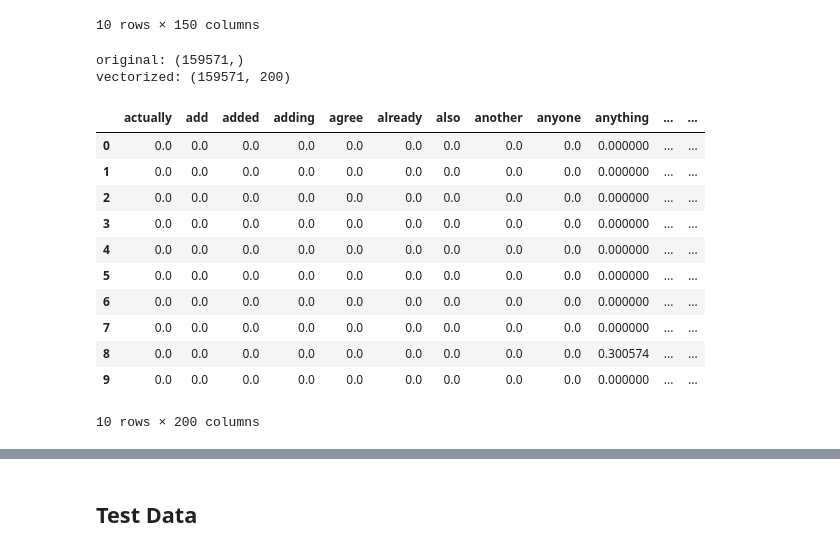
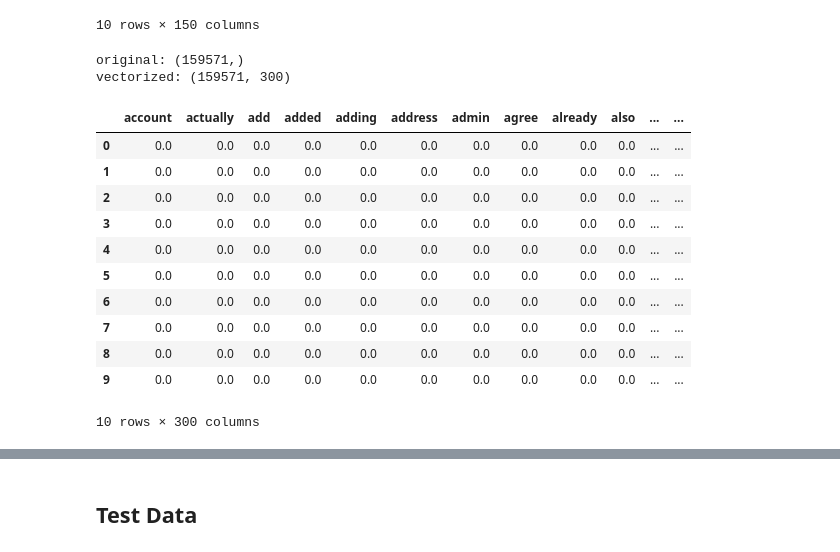
Before and after one commit to michaeljharris/ItML_Project_1_Students, a Jupyter notebook: proj_1_start.ipynb, the cells around one changed output, grey strips where cells are left out. Drawn from its saved outputs; the diff is of its cells as text; code cells hidden in the pictures.

```diff
--- a/proj_1_start.ipynb
+++ b/proj_1_start.ipynb
@@ -84,28 +120,28 @@ vectorized: (159571, 150)
 10 rows × 150 columns
 # %%
 stop_words = list(set(stopwords.words('english') + list(string.punctuation)))
-vec_tf = TfidfVectorizer(max_features=200, stop_words=stop_words)
+vec_tf = TfidfVectorizer(max_features=300, stop_words=stop_words)
 tmp = vec_tf.fit_transform(train_df["comment_text"])
 tok_cols = vec_tf.get_feature_names_out()
 tok_df = pd.DataFrame(tmp.toarray(), columns=tok_cols)
 print("original:", train_df["comment_text"].shape)
 print("vectorized:", tmp.shape)
 tok_df.head(10)
 # %% [output]
 original: (159571,)
-vectorized: (159571, 200)
+vectorized: (159571, 300)
-|  | actually | add | added | adding | agree | already | also | another | anyone | anything | ... | ... |
-| 0 | 0.0 | 0.0 | 0.0 | 0.0 | 0.0 | 0.0 | 0.0 | 0.0 | 0.0 | 0.000000 | ... | ... |
-| 1 | 0.0 | 0.0 | 0.0 | 0.0 | 0.0 | 0.0 | 0.0 | 0.0 | 0.0 | 0.000000 | ... | ... |
-| 2 | 0.0 | 0.0 | 0.0 | 0.0 | 0.0 | 0.0 | 0.0 | 0.0 | 0.0 | 0.000000 | ... | ... |
-| 3 | 0.0 | 0.0 | 0.0 | 0.0 | 0.0 | 0.0 | 0.0 | 0.0 | 0.0 | 0.000000 | ... | ... |
-| 4 | 0.0 | 0.0 | 0.0 | 0.0 | 0.0 | 0.0 | 0.0 | 0.0 | 0.0 | 0.000000 | ... | ... |
-| 5 | 0.0 | 0.0 | 0.0 | 0.0 | 0.0 | 0.0 | 0.0 | 0.0 | 0.0 | 0.000000 | ... | ... |
-| 6 | 0.0 | 0.0 | 0.0 | 0.0 | 0.0 | 0.0 | 0.0 | 0.0 | 0.0 | 0.000000 | ... | ... |
-| 7 | 0.0 | 0.0 | 0.0 | 0.0 | 0.0 | 0.0 | 0.0 | 0.0 | 0.0 | 0.000000 | ... | ... |
-| 8 | 0.0 | 0.0 | 0.0 | 0.0 | 0.0 | 0.0 | 0.0 | 0.0 | 0.0 | 0.300574 | ... | ... |
-| 9 | 0.0 | 0.0 | 0.0 | 0.0 | 0.0 | 0.0 | 0.0 | 0.0 | 0.0 | 0.000000 | ... | ... |
+|  | account | actually | add | added | adding | address | admin | agree | already | also | ... | ... |
+| 0 | 0.0 | 0.0 | 0.0 | 0.0 | 0.0 | 0.0 | 0.0 | 0.0 | 0.0 | 0.0 | ... | ... |
+| 1 | 0.0 | 0.0 | 0.0 | 0.0 | 0.0 | 0.0 | 0.0 | 0.0 | 0.0 | 0.0 | ... | ... |
+| 2 | 0.0 | 0.0 | 0.0 | 0.0 | 0.0 | 0.0 | 0.0 | 0.0 | 0.0 | 0.0 | ... | ... |
+| 3 | 0.0 | 0.0 | 0.0 | 0.0 | 0.0 | 0.0 | 0.0 | 0.0 | 0.0 | 0.0 | ... | ... |
+| 4 | 0.0 | 0.0 | 0.0 | 0.0 | 0.0 | 0.0 | 0.0 | 0.0 | 0.0 | 0.0 | ... | ... |
+| 5 | 0.0 | 0.0 | 0.0 | 0.0 | 0.0 | 0.0 | 0.0 | 0.0 | 0.0 | 0.0 | ... | ... |
+| 6 | 0.0 | 0.0 | 0.0 | 0.0 | 0.0 | 0.0 | 0.0 | 0.0 | 0.0 | 0.0 | ... | ... |
+| 7 | 0.0 | 0.0 | 0.0 | 0.0 | 0.0 | 0.0 | 0.0 | 0.0 | 0.0 | 0.0 | ... | ... |
+| 8 | 0.0 | 0.0 | 0.0 | 0.0 | 0.0 | 0.0 | 0.0 | 0.0 | 0.0 | 0.0 | ... | ... |
+| 9 | 0.0 | 0.0 | 0.0 | 0.0 | 0.0 | 0.0 | 0.0 | 0.0 | 0.0 | 0.0 | ... | ... |
-10 rows × 200 columns
+10 rows × 300 columns
 # %%
 from sklearn.svm import SVC
 model_svc = SVC()
```
Also changed, not shown: parts of 16 cells of this notebook.
